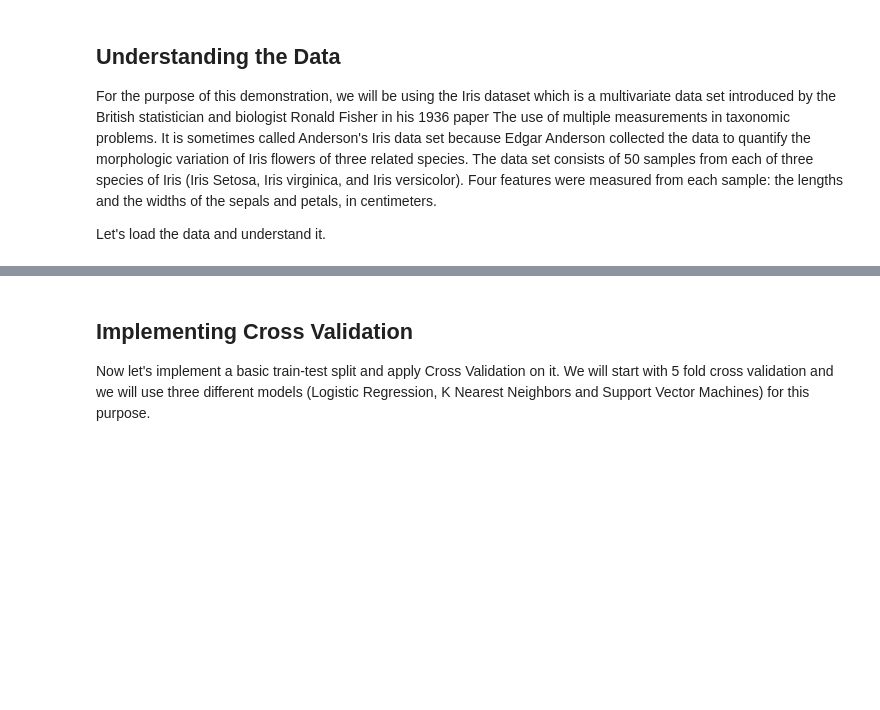
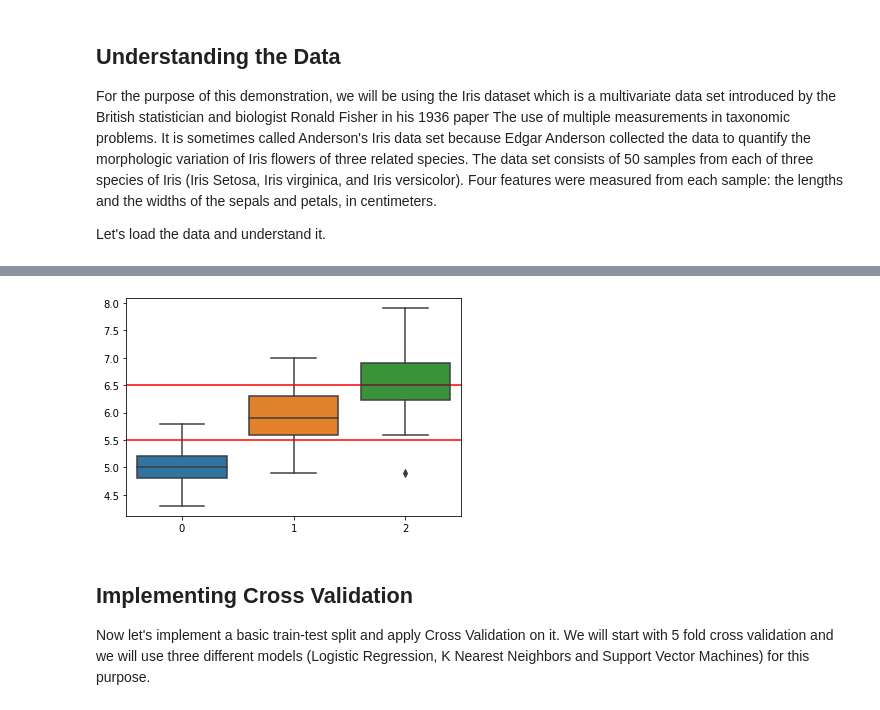
Before and after one commit to amirhdre/Stats-ML-Foundations, a Jupyter notebook: jupyter notebooks/61_Machine_Learning_Fundamentals:_Cross_Validation.ipynb, the cells around one changed output, grey strips where cells are left out. Cells and saved outputs as stored; diff of their text form; code cells hidden in the pictures; blank space fills up the shorter version.

```diff
--- a/jupyter notebooks/61_Machine_Learning_Fundamentals:_Cross_Validation.ipynb
+++ b/jupyter notebooks/61_Machine_Learning_Fundamentals:_Cross_Validation.ipynb
@@ -29,3 +42,11 @@ y = iris.target
+# %%
+import seaborn as sns
+sns.boxplot( [ X[y==0,0], X[y==1,0], X[y==2,0] ] )
+plt.axhline(5.5, c='red')
+plt.axhline(6.5, c='red')
+plt.show()
+# %% [output]
+[figure, added]
 # %% [markdown]
 ## Implementing Cross Validation
 
```
Also changed, not shown: parts of 4 cells of this notebook, 46 other files.
